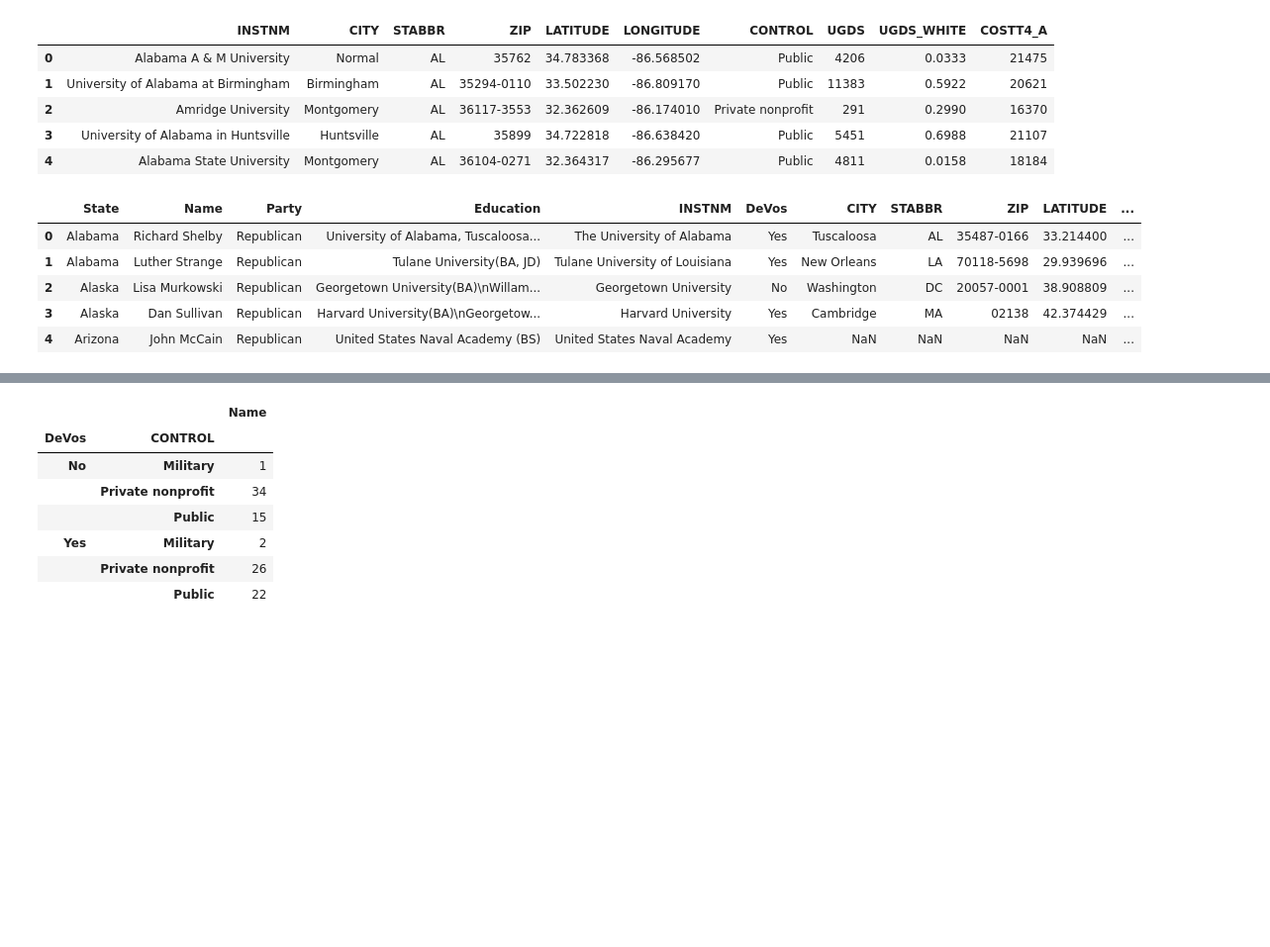
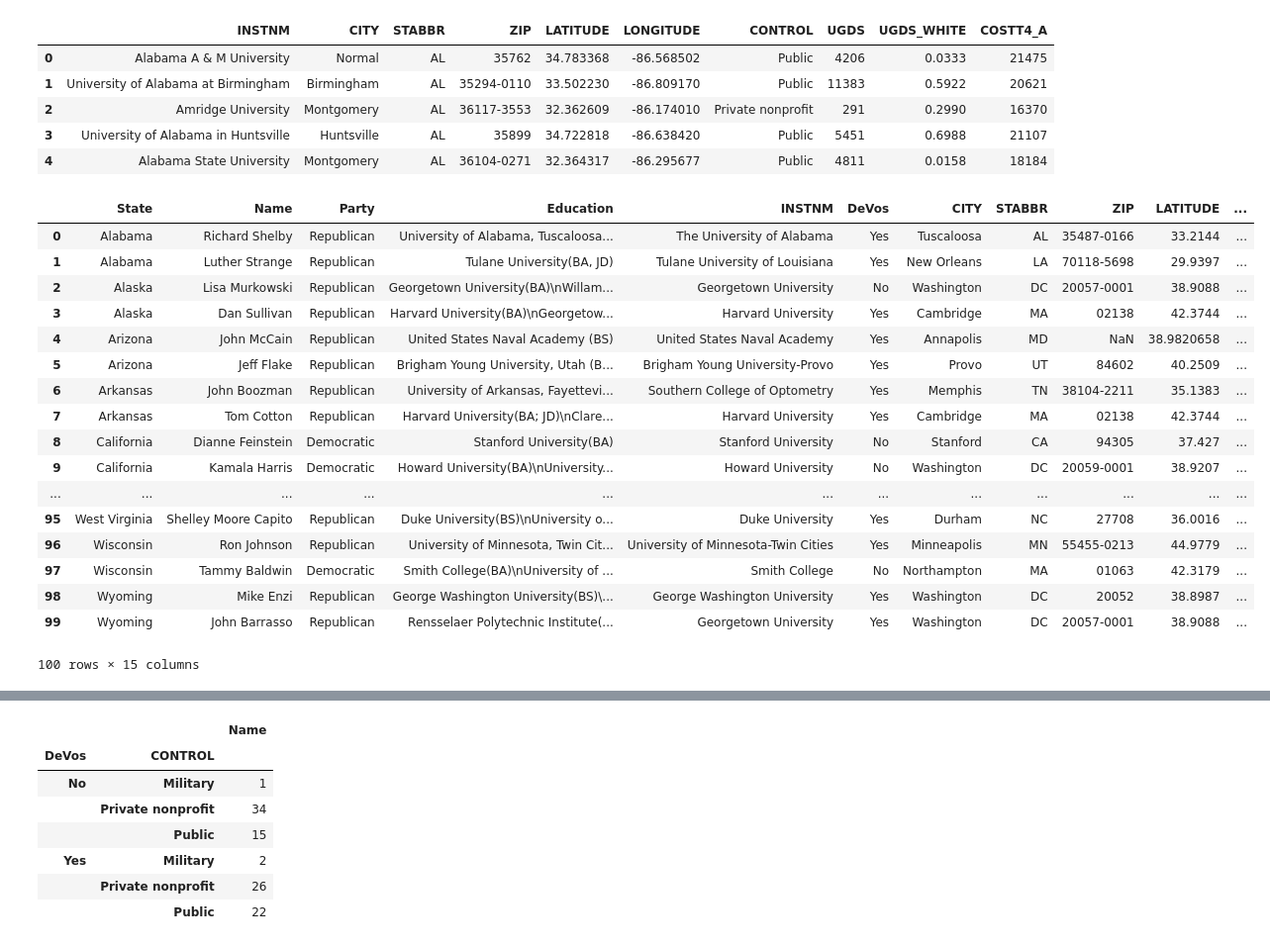
Before and after one commit to jmahabal/congress-public-school, a Jupyter notebook: Dataset Generator.ipynb, the cells around one changed output, grey strips where cells are left out. Shown at 99% size. Drawn from its saved outputs; the diff is of its cells as text; code cells hidden in the pictures; blank space fills up the shorter version.

```diff
--- a/Dataset Generator.ipynb
+++ b/Dataset Generator.ipynb
@@ -135,36 +135,63 @@ def correct_instnm(previous):
         return "Trinity University"
     if previous == "Shippensburg University":
         return "Shippensburg University of Pennsylvania"
     if previous == "University of Pittsburgh":
         return "University of Pittsburgh-Pittsburgh Campus"
     if previous == "St. Lawrence University":
         return "St Lawrence University"
     if previous == "Brigham Young University, Utah":
         return "Brigham Young University-Provo"
     if previous == "Southwest Baptist University, Bolivar":
         return "Southwest Baptist University"
     if previous == "St. Michael's College":
         return "Saint Michael's College"
     if previous == "University of Idaho, Moscow":
         return "University of Idaho"
     if previous == "St. Peter's University":
         return "Saint Peter's University"
     if previous == "University of Kansas, Lawrence":
         return "University of Kansas"
     if previous == "University of Maryland, University College":
         return "University of Maryland-University College"
     if previous == "Miami University":
         return "Miami University-Oxford"
     else:
         return previous
 
 senators["INSTNM"] = senators["INSTNM"].apply(lambda x: correct_instnm(x))
 senator_univs = pd.merge(senators, universities, on="INSTNM", how="left")
-senator_univs.head()
+
+# https://www.wikiwand.com/en/United_States_Naval_Academy
+senator_univs.loc[senator_univs['INSTNM'] == "United States Naval Academy", "CITY"] = "Annapolis"
+senator_univs.loc[senator_univs['INSTNM'] == "United States Naval Academy", "STABBR"] = "MD"
+senator_univs.loc[senator_univs['INSTNM'] == "United States Naval Academy", "CONTROL"] = "Military"
+senator_univs.loc[senator_univs['INSTNM'] == "United States Naval Academy", "LATITUDE"] = "38.9820658"
+senator_univs.loc[senator_univs['INSTNM'] == "United States Naval Academy", "LONGITUDE"] = "-76.4839405"
+senator_univs.loc[senator_univs['INSTNM'] == "United States Naval Academy", "UGDS"] = "4576"
+
+# https://www.wikiwand.com/en/United_States_Military_Academy
+senator_univs.loc[senator_univs['INSTNM'] == "United States Military Academy", "CITY"] = "West Point"
+senator_univs.loc[senator_univs['INSTNM'] == "United States Military Academy", "STABBR"] = "NY"
+senator_univs.loc[senator_univs['INSTNM'] == "United States Military Academy", "CONTROL"] = "Military"
+senator_univs.loc[senator_univs['INSTNM'] == "United States Military Academy", "LATITUDE"] = "41.3918372"
+senator_univs.loc[senator_univs['INSTNM'] == "United States Military Academy", "LONGITUDE"] = "-73.9625033"
+senator_univs.loc[senator_univs['INSTNM'] == "United States Military Academy", "UGDS"] = "4348"
 # %% [output]
 |  | State | Name | Party | Education | INSTNM | DeVos | CITY | STABBR | ZIP | LATITUDE | ... |
-| 0 | Alabama | Richard Shelby | Republican | University of Alabama, Tuscaloosa... | The University of Alabama | Yes | Tuscaloosa | AL | 35487-0166 | 33.214400 | ... |
-| 1 | Alabama | Luther Strange | Republican | Tulane University(BA, JD) | Tulane University of Louisiana | Yes | New Orleans | LA | 70118-5698 | 29.939696 | ... |
-| 2 | Alaska | Lisa Murkowski | Republican | Georgetown University(BA)\nWillam... | Georgetown University | No | Washington | DC | 20057-0001 | 38.908809 | ... |
-| 3 | Alaska | Dan Sullivan | Republican | Harvard University(BA)\nGeorgetow... | Harvard University | Yes | Cambridge | MA | 02138 | 42.374429 | ... |
-| 4 | Arizona | John McCain | Republican | United States Naval Academy (BS) | United States Naval Academy | Yes | NaN | NaN | NaN | NaN | ... |
+| 0 | Alabama | Richard Shelby | Republican | University of Alabama, Tuscaloosa... | The University of Alabama | Yes | Tuscaloosa | AL | 35487-0166 | 33.2144 | ... |
+| 1 | Alabama | Luther Strange | Republican | Tulane University(BA, JD) | Tulane University of Louisiana | Yes | New Orleans | LA | 70118-5698 | 29.9397 | ... |
+| 2 | Alaska | Lisa Murkowski | Republican | Georgetown University(BA)\nWillam... | Georgetown University | No | Washington | DC | 20057-0001 | 38.9088 | ... |
+| 3 | Alaska | Dan Sullivan | Republican | Harvard University(BA)\nGeorgetow... | Harvard University | Yes | Cambridge | MA | 02138 | 42.3744 | ... |
+| 4 | Arizona | John McCain | Republican | United States Naval Academy (BS) | United States Naval Academy | Yes | Annapolis | MD | NaN | 38.9820658 | ... |
+| 5 | Arizona | Jeff Flake | Republican | Brigham Young University, Utah (B... | Brigham Young University-Provo | Yes | Provo | UT | 84602 | 40.2509 | ... |
+| 6 | Arkansas | John Boozman | Republican | University of Arkansas, Fayettevi... | Southern College of Optometry | Yes | Memphis | TN | 38104-2211 | 35.1383 | ... |
+| 7 | Arkansas | Tom Cotton | Republican | Harvard University(BA; JD)\nClare... | Harvard University | Yes | Cambridge | MA | 02138 | 42.3744 | ... |
+| 8 | California | Dianne Feinstein | Democratic | Stanford University(BA) | Stanford University | No | Stanford | CA | 94305 | 37.427 | ... |
+| 9 | California | Kamala Harris | Democratic | Howard University(BA)\nUniversity... | Howard University | No | Washington | DC | 20059-0001 | 38.9207 | ... |
+| ... | ... | ... | ... | ... | ... | ... | ... | ... | ... | ... | ... |
+| 95 | West Virginia | Shelley Moore Capito | Republican | Duke University(BS)\nUniversity o... | Duke University | Yes | Durham | NC | 27708 | 36.0016 | ... |
+| 96 | Wisconsin | Ron Johnson | Republican | University of Minnesota, Twin Cit... | University of Minnesota-Twin Cities | Yes | Minneapolis | MN | 55455-0213 | 44.9779 | ... |
+| 97 | Wisconsin | Tammy Baldwin | Democratic | Smith College(BA)\nUniversity of ... | Smith College | No | Northampton | MA | 01063 | 42.3179 | ... |
+| 98 | Wyoming | Mike Enzi | Republican | George Washington University(BS)\... | George Washington University | Yes | Washington | DC | 20052 | 38.8987 | ... |
+| 99 | Wyoming | John Barrasso | Republican | Rensselaer Polytechnic Institute(... | Georgetown University | Yes | Washington | DC | 20057-0001 | 38.9088 | ... |
+100 rows × 15 columns
```
Also changed, not shown: parts of 5 cells of this notebook, 9 other files.
